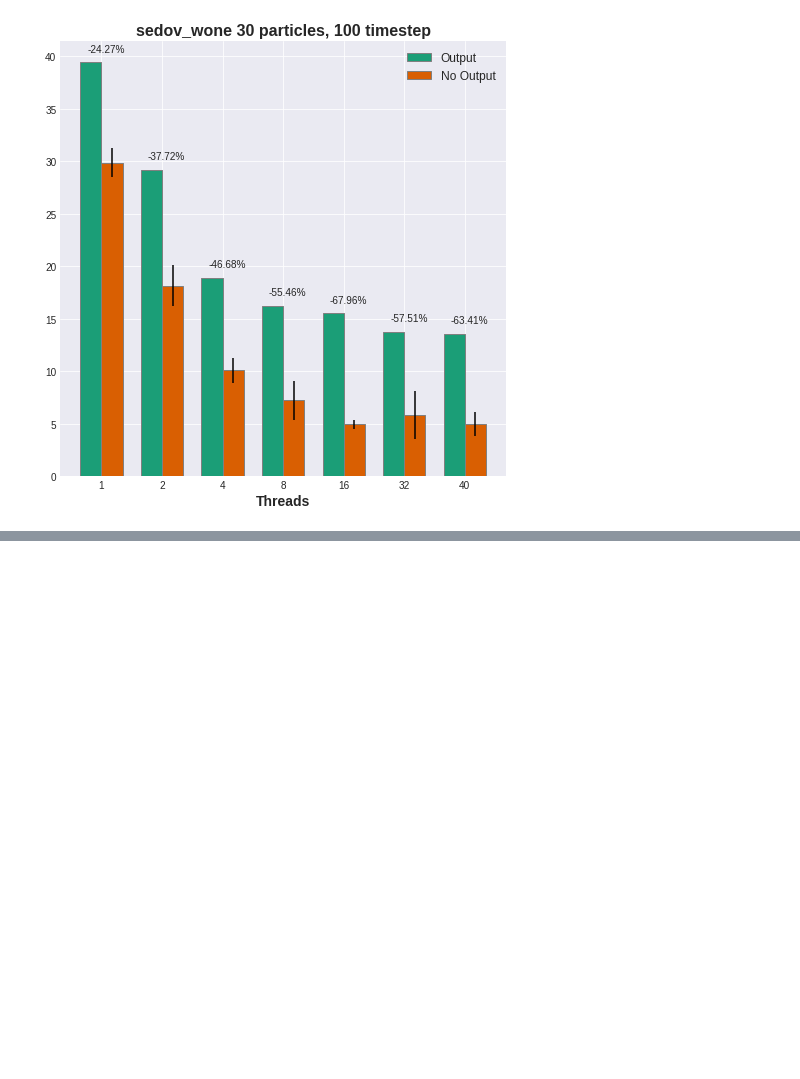
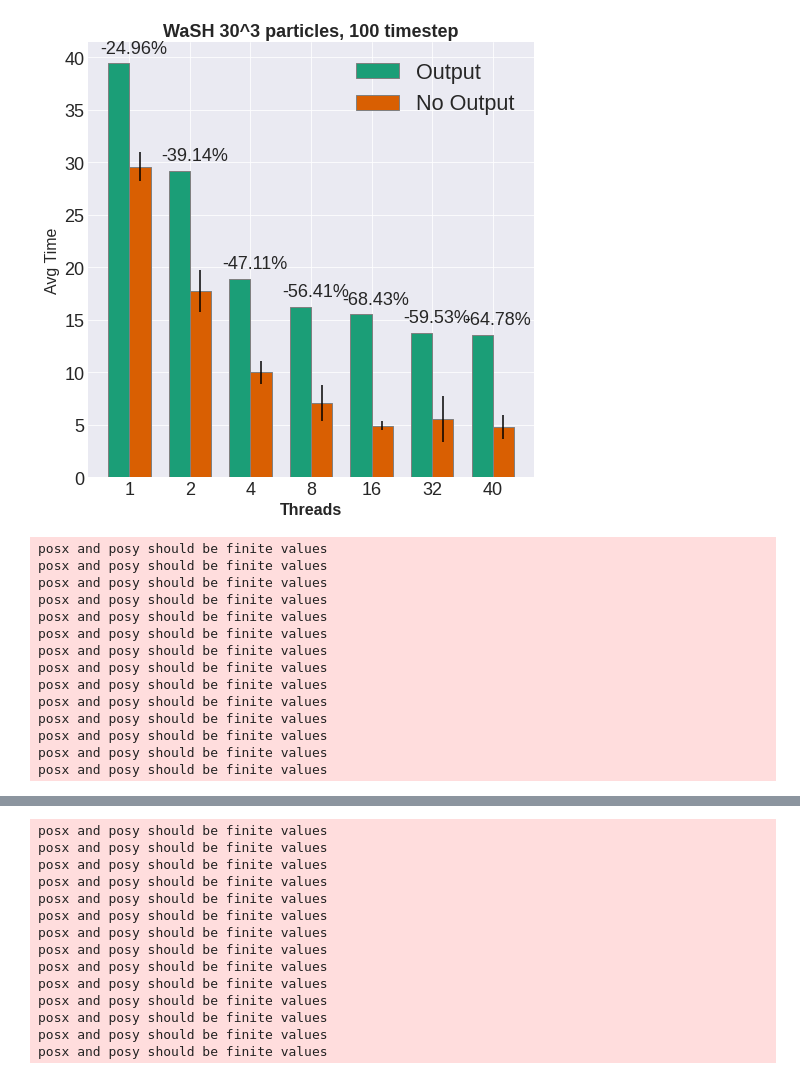
Before and after one commit to MaciejWdev/wash-perf-analysis, a Jupyter notebook: analysis.ipynb, the cells around one changed output, grey strips where cells are left out. Cells and saved outputs as stored; diff of their text form; code cells hidden in the pictures; blank space fills up the shorter version.

```diff
--- a/analysis.ipynb
+++ b/analysis.ipynb
@@ -22,6 +59,7 @@ plt.rcParams['legend.fontsize'] = 18
 # %%
 # Load Data
 sph_exa = ['sphexa','sphexa_cuda']
+
 sedov_versions = ['sedov_wone',
             'sedov_cstone',
             'sedov_west',
@@ -30,6 +68,8 @@ sedov_versions = ['sedov_wone',
             'sphexa_cuda_nogpu',
             ]
 
+vipers = ['viper_sedov_wone','viper_sphexa']
+
 outputdir = "./out/"
 # %%
 def to_sci_notation(num):
@@ -42,7 +82,7 @@ plt.rcParams['legend.fontsize'] = 'large'
 # %%
 allresults = []
 # Read file line by line
-for sedov_version in sedov_versions + sph_exa:
+for sedov_version in sedov_versions + sph_exa + vipers:
     print(sedov_version)
     dir = outputdir + sedov_version + "/"
     configs = glob.glob(dir + "*.txt")
@@ -75,10 +115,15 @@ for sedov_version in sedov_versions + sph_exa:
             if config_split[3].isdigit():
                 nodes = int(config_split[3])
             times               = [float(time) for time in times]
+            if 'viper' in sedov_version:
+                times = [time for time in times if time > 20]
+
             avgtime             = np.mean(times)
 
+            times = sorted(times)
+            mid_index = len(times) // 2
             # Remove first and last time outliers
-            trueavg = np.mean(times[1:-1]) if len(times) > 2 else avgtime
+            trueavg = np.mean(times[mid_index-1:mid_index+2]) if len(times) > 4 else avgtime
             stdev = np.std([float(time) for time in times])
 
             truestdev = np.std(times[1:-1]) if len(times) > 2 else stdev
@@ -352,34 +617,52 @@ def output_bar_graph(df, versions, sizes=[20], time=100):
             bar_width = 0.35
             r1 = np.arange(len(thread_values))
             r2 = [x + bar_width for x in r1]
 
-
+            label = ""
+            if version == 'sphexa' or version == 'viper_sphexa':
+                label = "SPH-EXA"
+            else:
+                label = "WaSH"
             if (len(r1) != len(output_times)):
                 print(version)
                 print(r1)
                 print(output_times)
                 print("ERROR")
             if (len(r2) != len(no_output_times)):
                 print(r2)
                 print(no_output_times)
                 print("ERROR")
             plt.bar(r1, output_times, width=bar_width, edgecolor='grey', label='Output',yerr=output_stdevs)
             plt.bar(r2, no_output_times, width=bar_width, edgecolor='grey', label='No Output',yerr=no_output_stdevs)
-
+            plt.ylabel('Avg Time')
             # Calculate percentage difference and display it above the bars
             a = max(output_times + no_output_times)
             for i in range(len(output_times)):
                 perc_diff = (no_output_times[i] - output_times[i]) / output_times[i] * 100
 
                 plt.text(r1[i]+0.25, output_times[i] + (a/40.0), f'{perc_diff:.2f}%', ha='center')
                 # plt.text(r2[i], no_output_times[i] + 0.05, f'{perc_diff:.2f}%', ha='center')
 
             plt.xlabel('Threads', fontweight='bold')
             plt.xticks([r + bar_width / 2 for r in range(len(output_times))], thread_values)
 
-            plt.title(f'{version} {size} particles, {time} timestep')
+            plt.title(f'{label} {size}^3 particles, {time} timestep')
             plt.legend()
             plt.show()
 output_bar_graph(allresults, ['sedov_wone','sedov_cstone','sphexa'],sizes=[30],time=100)
 # %% [output]
-[figure, old version]
+[figure, new version]
+posx and posy should be finite values
+posx and posy should be finite values
+posx and posy should be finite values
+posx and posy should be finite values
+posx and posy should be finite values
+posx and posy should be finite values
+posx and posy should be finite values
+posx and posy should be finite values
+posx and posy should be finite values
+posx and posy should be finite values
+posx and posy should be finite values
+posx and posy should be finite values
+posx and posy should be finite values
+posx and posy should be finite values
@@ -386,0 +670,14 @@ output_bar_graph(allresults, ['sedov_wone','sedov_cstone','sphexa'],sizes=[30],t
+posx and posy should be finite values
+posx and posy should be finite values
+posx and posy should be finite values
+posx and posy should be finite values
+posx and posy should be finite values
+posx and posy should be finite values
+posx and posy should be finite values
+posx and posy should be finite values
+posx and posy should be finite values
+posx and posy should be finite values
+posx and posy should be finite values
+posx and posy should be finite values
+posx and posy should be finite values
+posx and posy should be finite values
```
Also changed, not shown: parts of 14 cells of this notebook.
